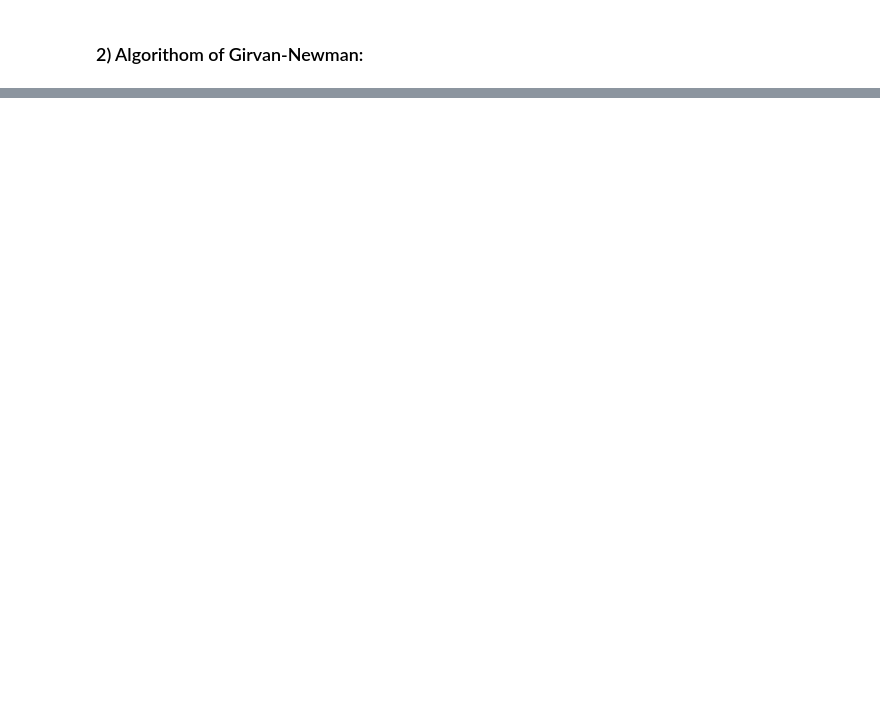
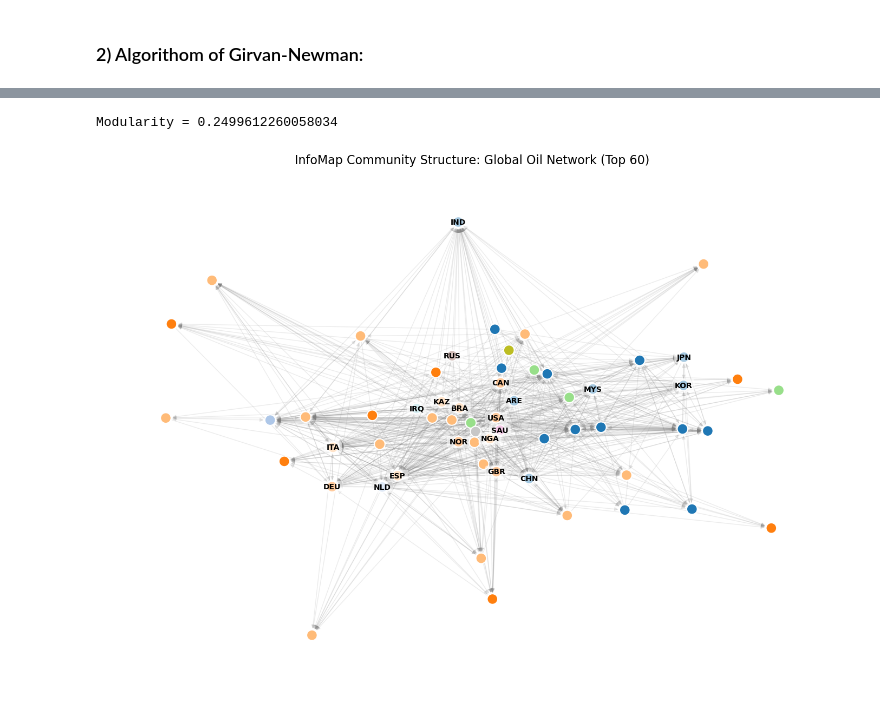
Before and after one commit to eduardgamez/Social-Computing-Analysis, a Jupyter notebook: notebooks/graph_communities.ipynb, the cells around one changed output, grey strips where cells are left out. Saved outputs shown, nothing was run; the diff lists cells and outputs as text; code cells hidden in the pictures; blank space fills up the shorter version.

Commit message:
Communities analysis notebook successfully completed, with some changes in the graph_map_visualization.py script.

```diff
--- a/notebooks/graph_communities.ipynb
+++ b/notebooks/graph_communities.ipynb
@@ -78,9 +99,15 @@ plt.show()
 # %%
 # 2.1) Calculate the communities detected by Grivan-Newman and print its length and modularity:
 
+# Create the attribute "distance":
+for u, v, d in graph.edges(data=True):
+    # We add a minuscule value (1e-6) to avoid divisions by zero in case any weight is 0:
+    graph[u][v]['distance'] = 1 / (d['weight'] + 1e-6)
+
 # We define a function that tells GN how to calculate the weight of the edges:
 def heaviest_edge_betweenness(g):
-    return nx.edge_betweenness_centrality(g, weight='distance')
+    centrality =  nx.edge_betweenness_centrality(g, weight='distance')
+    return max(centrality, key=centrality.get)
 
 gen_gn = nx.community.girvan_newman(graph, most_valuable_edge=heaviest_edge_betweenness)
 
@@ -103,0 +167,58 @@ TypeError: Graph.remove_edge() takes 3 positional arguments but 1118 were given
+# %%
+# 3.2) Calculate the modularity of this partition:
+im_mod = nx.community.modularity(graph, coms_im, weight='weight')
+print(f'Modularity = {im_mod}') # Decent modularity (bigger than 0.3).
+# %% [output]
+Modularity = 0.2499612260058034
+# %%
+# 3.3) Visualize the graph with its calculated communities:
+
+# Filter the number of nodes in order to prevent saturation in the visualization:
+num_nodes = 60
+
+degrees = dict(graph.degree(weight='weight'))
+top_nodes = sorted(degrees, key=degrees.get, reverse=True)[:num_nodes]
+filtered_graph = graph.subgraph(top_nodes)
+
+# Change the format into a dictionary for visualization:
+dict_im = {}
+for i, com in enumerate(coms_im):
+    for node in com:
+        dict_im[node] = i
+
+# Set colors for visualization:
+pallette = plt.cm.get_cmap('tab20', max(dict_im.values()) + 1)
+node_colors = [pallette(dict_im[node]) for node in filtered_graph.nodes()]
+
+# Adjust the sizes of nodes in terms of its degrees:
+parameter_size = 100000
+
+node_sizes = [degrees[node] / parameter_size for node in filtered_graph.nodes()]
+
+# Instead of using the weight directly, we shall create a temporary atribute:
+for u, v, d in filtered_graph.edges(data=True):
+    filtered_graph[u][v]['layout_weight'] = np.log1p(d['weight'])
+
+# Set the position on nodes using "spring_layout":
+pos = nx.spring_layout(filtered_graph, weight='layout_weight', seed=42, k=1.5, iterations=50)
+
+# Paint the graph:
+num_labels = 20
+node_size = 200
+
+plt.figure(figsize=(14, 10))
+plt.title(f"InfoMap Community Structure: Global Oil Network (Top {num_nodes})", fontsize=16, pad=20)
+
+nx.draw_networkx_edges(filtered_graph, pos, alpha=0.15, edge_color='gray', arrows=True)
+nx.draw_networkx_nodes(filtered_graph, pos, node_color=node_colors,
+                       node_size=node_size, edgecolors='white', linewidths=1.5)
+
+top_labels = {n: n for n in sorted(top_nodes, key=degrees.get, reverse=True)[:num_labels]}
+nx.draw_networkx_labels(filtered_graph, pos, labels=top_labels, font_size=10,
+                        font_weight='bold', bbox=dict(boxstyle='round,pad=0.3', facecolor='white', alpha=0.6, edgecolor='none'))
+
+plt.axis('off')
+plt.tight_layout()
+plt.show()
+# %% [output]
+[figure, added]
```
Also changed, not shown: parts of 9 cells of this notebook, 2 other files.
